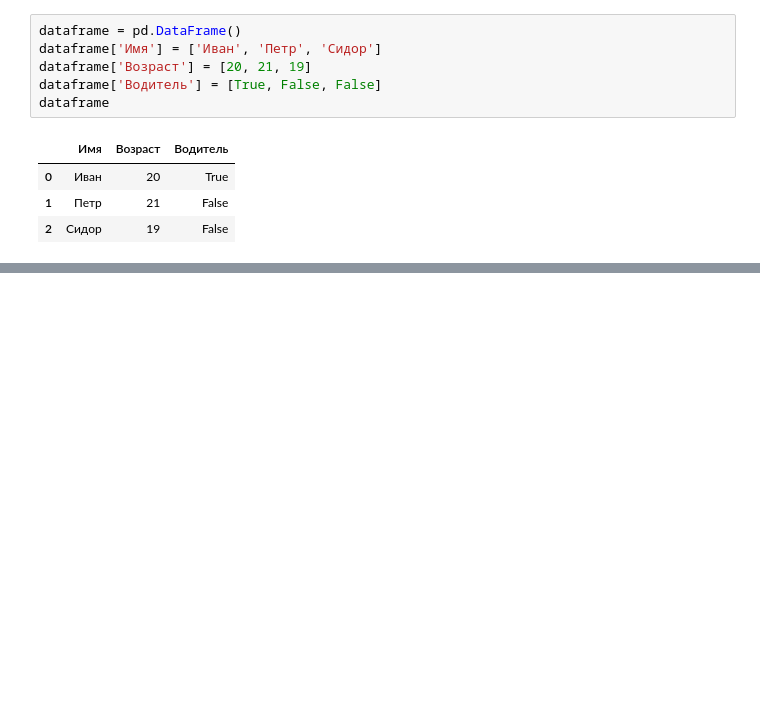
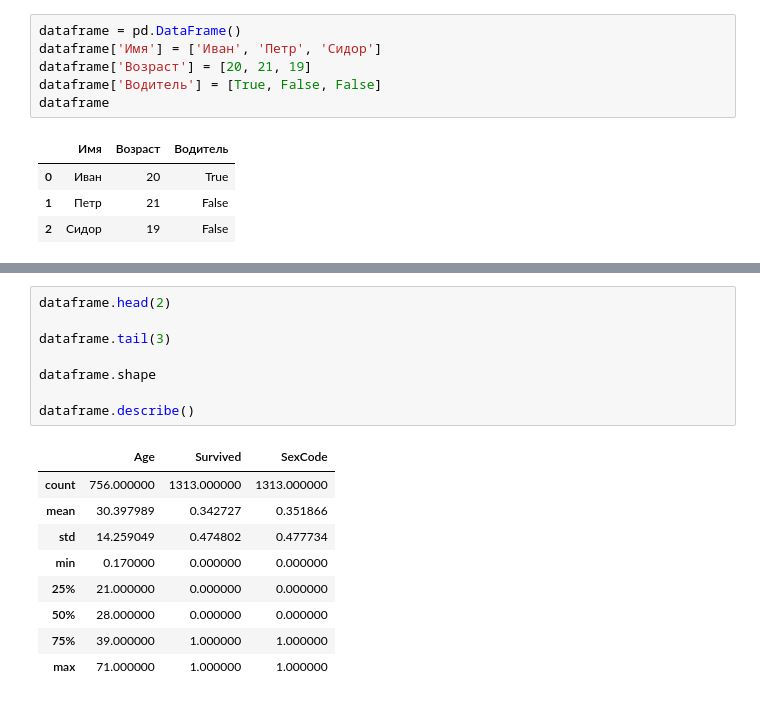
Before and after one commit to sergkhr/VUZai, a Jupyter notebook: First/Khrechko_IKBO-03-21_Second_Practice.ipynb, the cells around one changed output, grey strips where cells are left out. Cells and saved outputs as stored; diff of their text form; blank space fills up the shorter version.

```diff
--- a/First/Khrechko_IKBO-03-21_Second_Practice.ipynb
+++ b/First/Khrechko_IKBO-03-21_Second_Practice.ipynb
@@ -299,0 +328,18 @@ dataframe
+# %%
+dataframe.head(2)
+
+dataframe.tail(3)
+
+dataframe.shape
+
+dataframe.describe()
+# %% [output]
+|  | Age | Survived | SexCode |
+| count | 756.000000 | 1313.000000 | 1313.000000 |
+| mean | 30.397989 | 0.342727 | 0.351866 |
+| std | 14.259049 | 0.474802 | 0.477734 |
+| min | 0.170000 | 0.000000 | 0.000000 |
+| 25% | 21.000000 | 0.000000 | 0.000000 |
+| 50% | 28.000000 | 0.000000 | 0.000000 |
+| 75% | 39.000000 | 1.000000 | 1.000000 |
+| max | 71.000000 | 1.000000 | 1.000000 |
```
Also changed, not shown: parts of 29 cells of this notebook.
